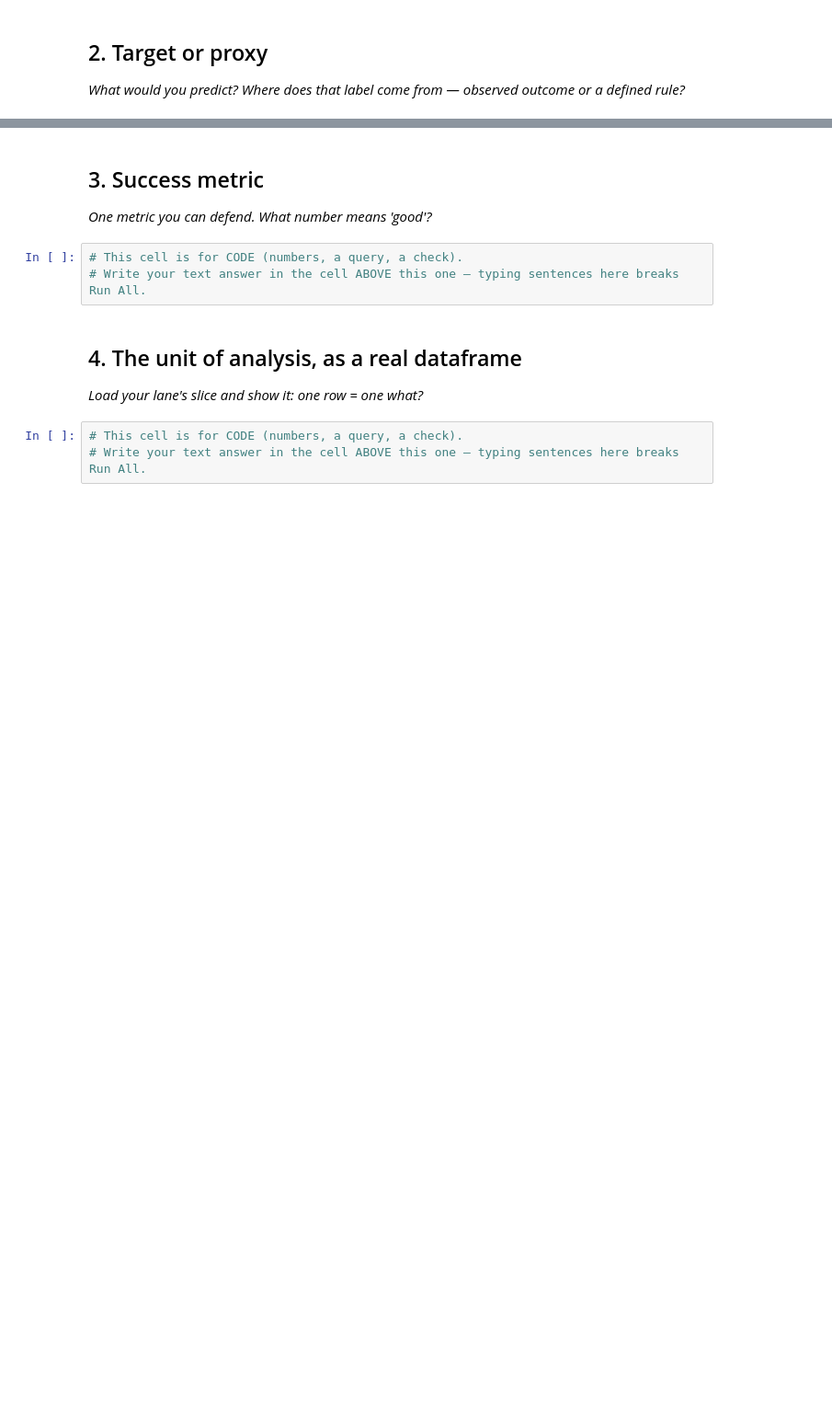
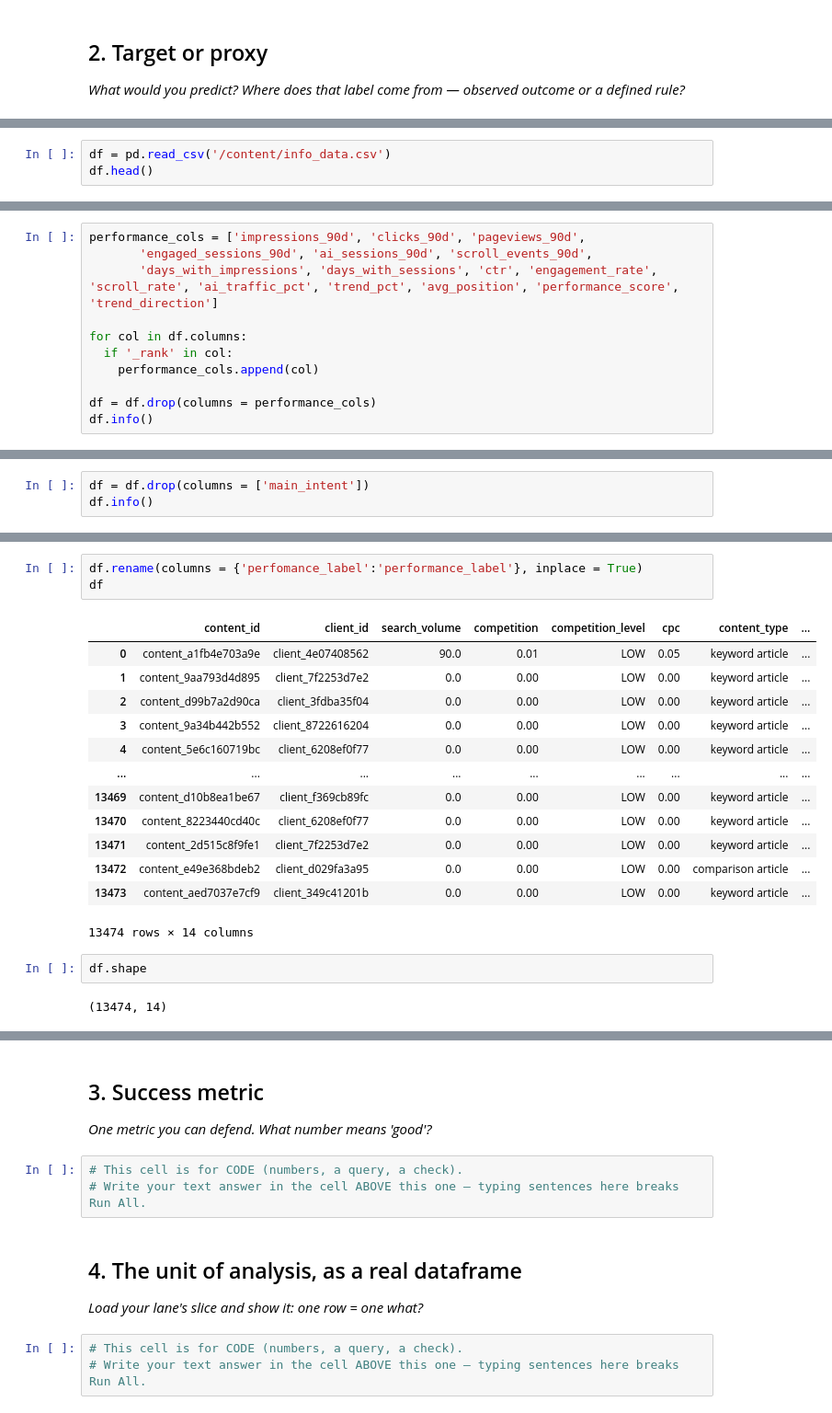
Before and after one commit to Maryam-Shile/flyrank_ml_internship, a Jupyter notebook: work/notebooks/w02_ml_task_framing.ipynb, the cells around one changed output, grey strips where cells are left out. Shown at 92% size. Cells and saved outputs as stored; diff of their text form; blank space fills up the shorter version.

```diff
--- a/work/notebooks/w02_ml_task_framing.ipynb
+++ b/work/notebooks/w02_ml_task_framing.ipynb
@@ -22,0 +25,3 @@ This skeleton is yours to fill. Work the sections **in order** — each one has
+# %%
+df = pd.read_csv('/content/info_data.csv')
+df.head()
@@ -22,0 +57,11 @@ This skeleton is yours to fill. Work the sections **in order** — each one has
+# %%
+performance_cols = ['impressions_90d', 'clicks_90d', 'pageviews_90d',
+       'engaged_sessions_90d', 'ai_sessions_90d', 'scroll_events_90d',
+       'days_with_impressions', 'days_with_sessions', 'ctr', 'engagement_rate', 'scroll_rate', 'ai_traffic_pct', 'trend_pct', 'avg_position', 'performance_score', 'trend_direction']
+
+for col in df.columns:
+  if '_rank' in col:
+    performance_cols.append(col)
+
+df = df.drop(columns = performance_cols)
+df.info()
@@ -22,0 +86,3 @@ This skeleton is yours to fill. Work the sections **in order** — each one has
+# %%
+df = df.drop(columns = ['main_intent'])
+df.info()
@@ -22,0 +107,21 @@ This skeleton is yours to fill. Work the sections **in order** — each one has
+# %%
+df.rename(columns = {'perfomance_label':'performance_label'}, inplace = True)
+df
+# %% [output]
+|  | content_id | client_id | search_volume | competition | competition_level | cpc | content_type | ... |
+| 0 | content_a1fb4e703a9e | client_4e07408562 | 90.0 | 0.01 | LOW | 0.05 | keyword article | ... |
+| 1 | content_9aa793d4d895 | client_7f2253d7e2 | 0.0 | 0.00 | LOW | 0.00 | keyword article | ... |
+| 2 | content_d99b7a2d90ca | client_3fdba35f04 | 0.0 | 0.00 | LOW | 0.00 | keyword article | ... |
+| 3 | content_9a34b442b552 | client_8722616204 | 0.0 | 0.00 | LOW | 0.00 | keyword article | ... |
+| 4 | content_5e6c160719bc | client_6208ef0f77 | 0.0 | 0.00 | LOW | 0.00 | keyword article | ... |
+| ... | ... | ... | ... | ... | ... | ... | ... | ... |
+| 13469 | content_d10b8ea1be67 | client_f369cb89fc | 0.0 | 0.00 | LOW | 0.00 | keyword article | ... |
+| 13470 | content_8223440cd40c | client_6208ef0f77 | 0.0 | 0.00 | LOW | 0.00 | keyword article | ... |
+| 13471 | content_2d515c8f9fe1 | client_7f2253d7e2 | 0.0 | 0.00 | LOW | 0.00 | keyword article | ... |
+| 13472 | content_e49e368bdeb2 | client_d029fa3a95 | 0.0 | 0.00 | LOW | 0.00 | comparison article | ... |
+| 13473 | content_aed7037e7cf9 | client_349c41201b | 0.0 | 0.00 | LOW | 0.00 | keyword article | ... |
+13474 rows × 14 columns
+# %%
+df.shape
+# %% [output]
+(13474, 14)
```
Also changed, not shown: parts of 14 cells of this notebook.
